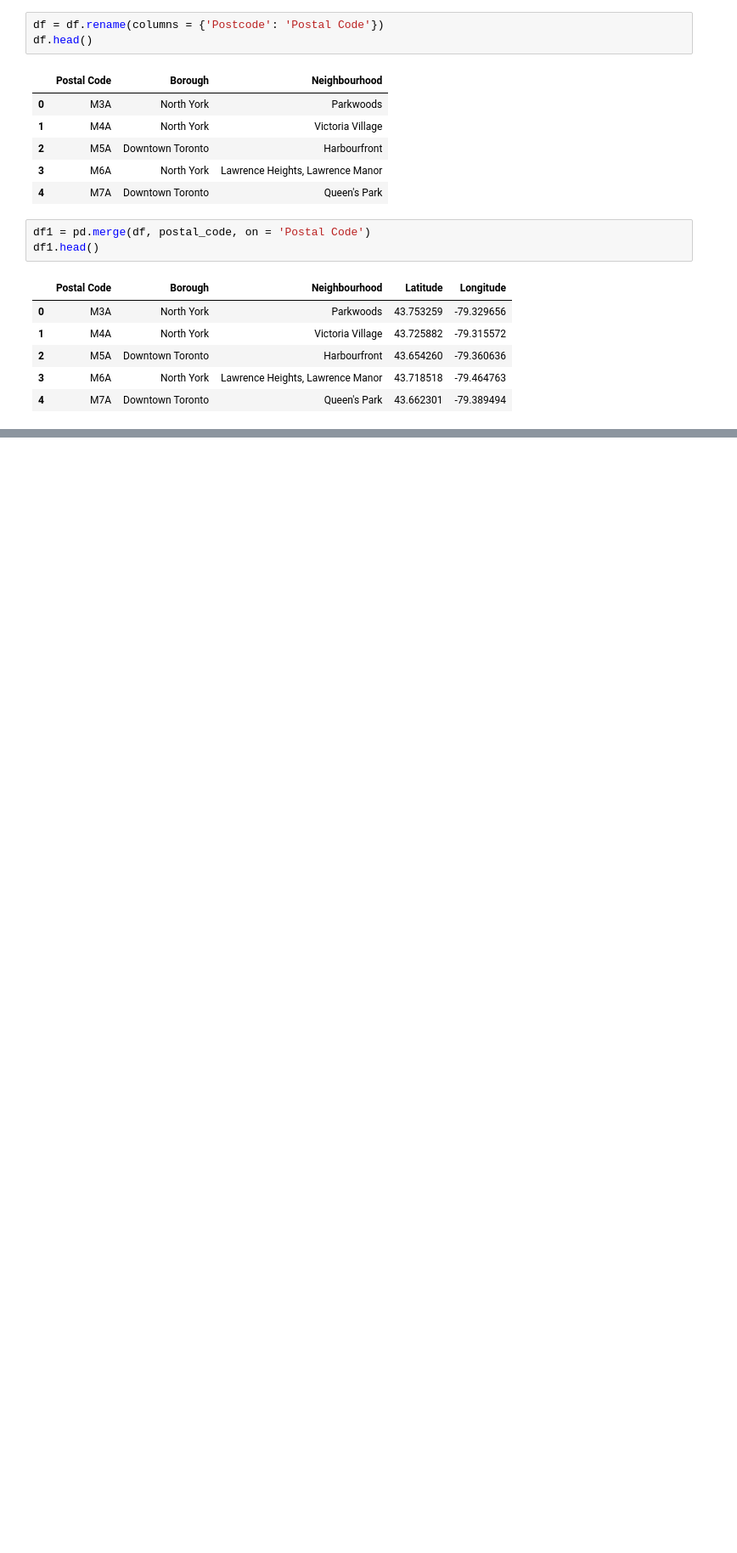
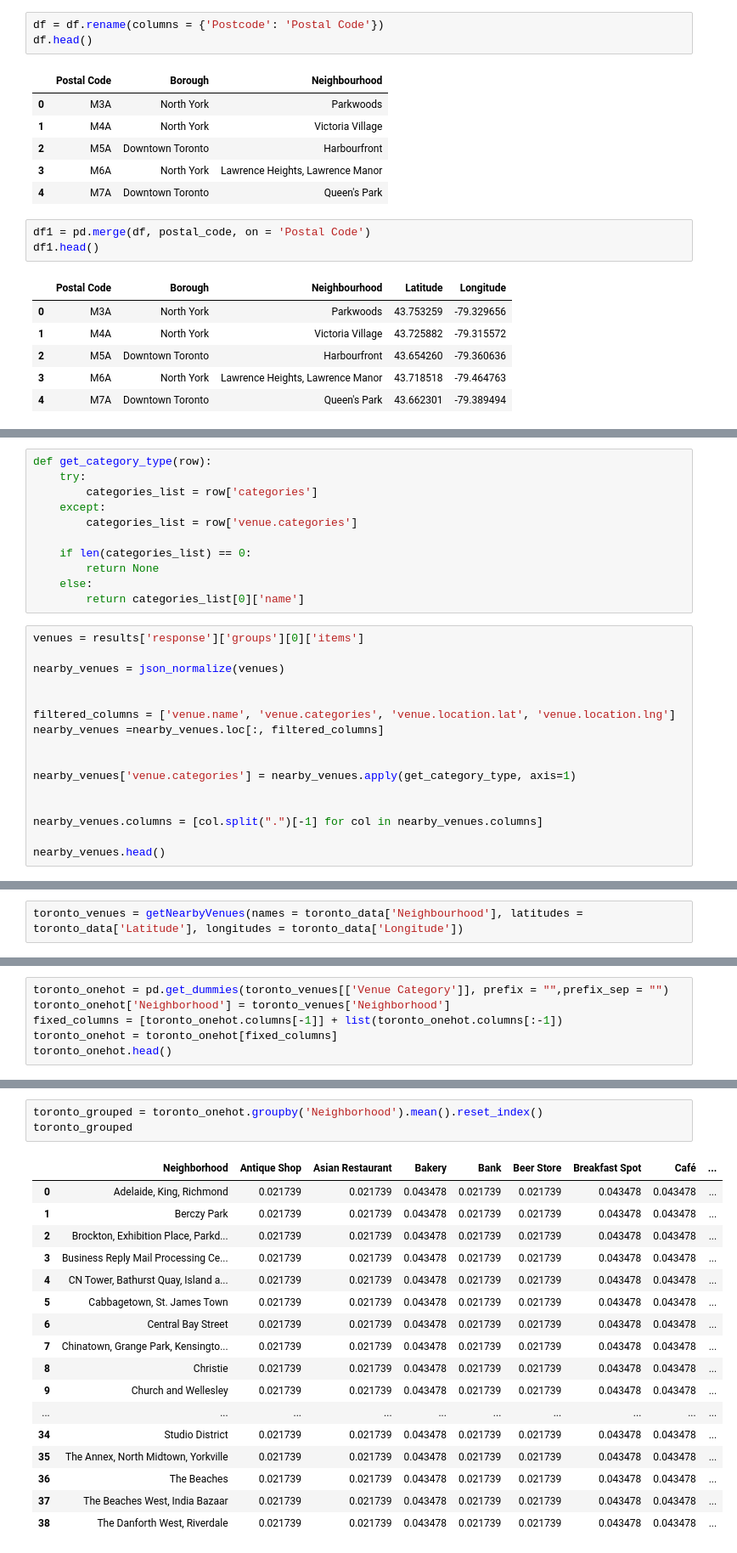
Before and after one commit to anjali-ramesh1995/Coursera-Capstone, a Jupyter notebook: Canada_postal_codes.ipynb, the cells around one changed output, grey strips where cells are left out. Shown: that part at 85% size. Cells and saved outputs as stored; diff of their text form; blank space fills up the shorter version.

Commit message:
Canada Toronto neighborhoods analysis

```diff
--- a/Canada_postal_codes.ipynb
+++ b/Canada_postal_codes.ipynb
@@ -66,0 +158,27 @@ df1.head()
+# %%
+def get_category_type(row):
+    try:
+        categories_list = row['categories']
+    except:
+        categories_list = row['venue.categories']
+
+    if len(categories_list) == 0:
+        return None
+    else:
+        return categories_list[0]['name']
+# %%
+venues = results['response']['groups'][0]['items']
+
+nearby_venues = json_normalize(venues)
+
+
+filtered_columns = ['venue.name', 'venue.categories', 'venue.location.lat', 'venue.location.lng']
+nearby_venues =nearby_venues.loc[:, filtered_columns]
+
+
+nearby_venues['venue.categories'] = nearby_venues.apply(get_category_type, axis=1)
+
+
+nearby_venues.columns = [col.split(".")[-1] for col in nearby_venues.columns]
+
+nearby_venues.head()
@@ -66,0 +240,2 @@ df1.head()
+# %%
+toronto_venues = getNearbyVenues(names = toronto_data['Neighbourhood'], latitudes = toronto_data['Latitude'], longitudes = toronto_data['Longitude'])
@@ -66,0 +292,6 @@ df1.head()
+# %%
+toronto_onehot = pd.get_dummies(toronto_venues[['Venue Category']], prefix = "",prefix_sep = "")
+toronto_onehot['Neighborhood'] = toronto_venues['Neighborhood']
+fixed_columns = [toronto_onehot.columns[-1]] + list(toronto_onehot.columns[:-1])
+toronto_onehot = toronto_onehot[fixed_columns]
+toronto_onehot.head()
@@ -66,0 +309,21 @@ df1.head()
+# %%
+toronto_grouped = toronto_onehot.groupby('Neighborhood').mean().reset_index()
+toronto_grouped
+# %% [output]
+|  | Neighborhood | Antique Shop | Asian Restaurant | Bakery | Bank | Beer Store | Breakfast Spot | Café | ... |
+| 0 | Adelaide, King, Richmond | 0.021739 | 0.021739 | 0.043478 | 0.021739 | 0.021739 | 0.043478 | 0.043478 | ... |
+| 1 | Berczy Park | 0.021739 | 0.021739 | 0.043478 | 0.021739 | 0.021739 | 0.043478 | 0.043478 | ... |
+| 2 | Brockton, Exhibition Place, Parkd... | 0.021739 | 0.021739 | 0.043478 | 0.021739 | 0.021739 | 0.043478 | 0.043478 | ... |
+| 3 | Business Reply Mail Processing Ce... | 0.021739 | 0.021739 | 0.043478 | 0.021739 | 0.021739 | 0.043478 | 0.043478 | ... |
+| 4 | CN Tower, Bathurst Quay, Island a... | 0.021739 | 0.021739 | 0.043478 | 0.021739 | 0.021739 | 0.043478 | 0.043478 | ... |
+| 5 | Cabbagetown, St. James Town | 0.021739 | 0.021739 | 0.043478 | 0.021739 | 0.021739 | 0.043478 | 0.043478 | ... |
+| 6 | Central Bay Street | 0.021739 | 0.021739 | 0.043478 | 0.021739 | 0.021739 | 0.043478 | 0.043478 | ... |
+| 7 | Chinatown, Grange Park, Kensingto... | 0.021739 | 0.021739 | 0.043478 | 0.021739 | 0.021739 | 0.043478 | 0.043478 | ... |
+| 8 | Christie | 0.021739 | 0.021739 | 0.043478 | 0.021739 | 0.021739 | 0.043478 | 0.043478 | ... |
+| 9 | Church and Wellesley | 0.021739 | 0.021739 | 0.043478 | 0.021739 | 0.021739 | 0.043478 | 0.043478 | ... |
+| ... | ... | ... | ... | ... | ... | ... | ... | ... | ... |
+| 34 | Studio District | 0.021739 | 0.021739 | 0.043478 | 0.021739 | 0.021739 | 0.043478 | 0.043478 | ... |
+| 35 | The Annex, North Midtown, Yorkville | 0.021739 | 0.021739 | 0.043478 | 0.021739 | 0.021739 | 0.043478 | 0.043478 | ... |
+| 36 | The Beaches | 0.021739 | 0.021739 | 0.043478 | 0.021739 | 0.021739 | 0.043478 | 0.043478 | ... |
+| 37 | The Beaches West, India Bazaar | 0.021739 | 0.021739 | 0.043478 | 0.021739 | 0.021739 | 0.043478 | 0.043478 | ... |
+| 38 | The Danforth West, Riverdale | 0.021739 | 0.021739 | 0.043478 | 0.021739 | 0.021739 | 0.043478 | 0.043478 | ... |
```
Also changed, not shown: parts of 32 cells of this notebook.
